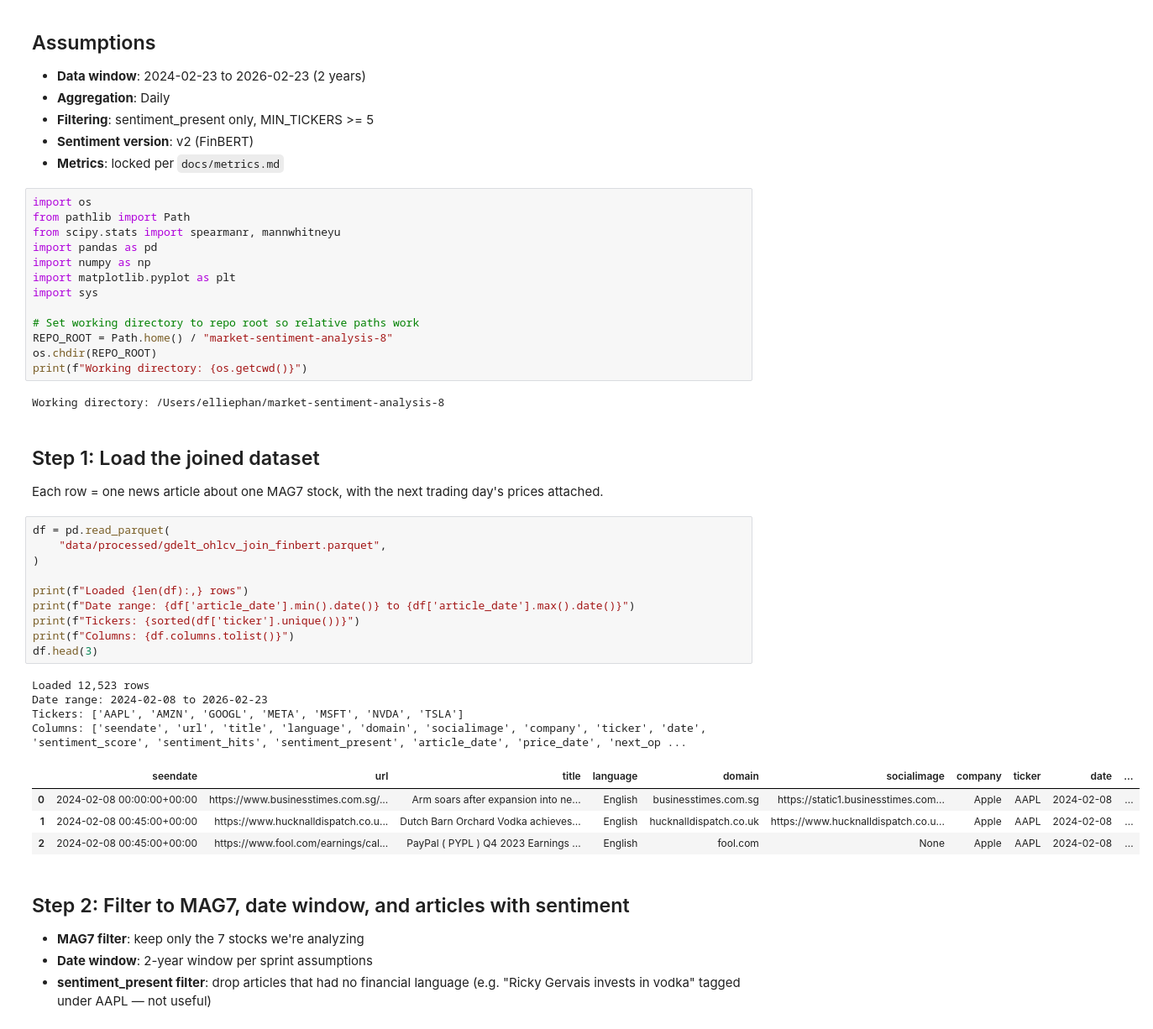
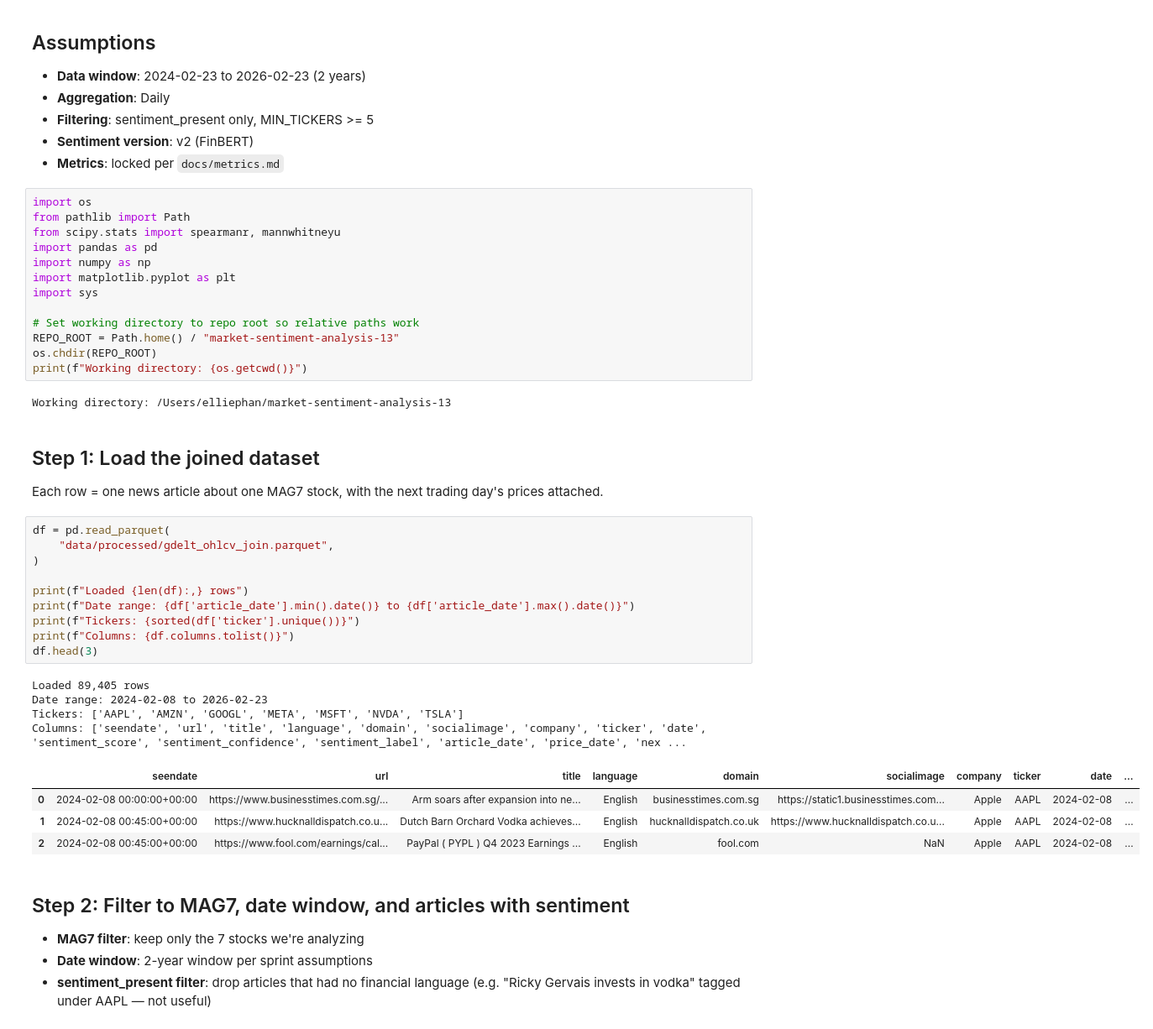
Before and after one commit to Trevor5008/market-sentiment-analysis, a Jupyter notebook: analysis/structural/correlation_mapping_finbert.ipynb, the cells around one changed output. Shown at 84% size. Drawn from its saved outputs; the diff is of its cells as text.

```diff
--- a/analysis/structural/correlation_mapping_finbert.ipynb
+++ b/analysis/structural/correlation_mapping_finbert.ipynb
@@ -24,34 +24,34 @@ import matplotlib.pyplot as plt
 import sys
 
 # Set working directory to repo root so relative paths work
-REPO_ROOT = Path.home() / "market-sentiment-analysis-8"
+REPO_ROOT = Path.home() / "market-sentiment-analysis-13"
 os.chdir(REPO_ROOT)
 print(f"Working directory: {os.getcwd()}")
 # %% [output]
-Working directory: /Users/elliephan/market-sentiment-analysis-8
+Working directory: /Users/elliephan/market-sentiment-analysis-13
 # %% [markdown]
 ## Step 1: Load the joined dataset
 
 Each row = one news article about one MAG7 stock, with the next trading day's prices attached.
 # %%
 df = pd.read_parquet(
-    "data/processed/gdelt_ohlcv_join_finbert.parquet",
+    "data/processed/gdelt_ohlcv_join.parquet",
 )
 
 print(f"Loaded {len(df):,} rows")
 print(f"Date range: {df['article_date'].min().date()} to {df['article_date'].max().date()}")
 print(f"Tickers: {sorted(df['ticker'].unique())}")
 print(f"Columns: {df.columns.tolist()}")
 df.head(3)
 # %% [output]
-Loaded 12,523 rows
+Loaded 89,405 rows
 Date range: 2024-02-08 to 2026-02-23
 Tickers: ['AAPL', 'AMZN', 'GOOGL', 'META', 'MSFT', 'NVDA', 'TSLA']
-Columns: ['seendate', 'url', 'title', 'language', 'domain', 'socialimage', 'company', 'ticker', 'date', 'sentiment_score', 'sentiment_hits', 'sentiment_present', 'article_date', 'price_date', 'next_op ...
+Columns: ['seendate', 'url', 'title', 'language', 'domain', 'socialimage', 'company', 'ticker', 'date', 'sentiment_score', 'sentiment_confidence', 'sentiment_label', 'article_date', 'price_date', 'nex ...
 |  | seendate | url | title | language | domain | socialimage | company | ticker | date | ... |
 | 0 | 2024-02-08 00:00:00+00:00 | https://www.businesstimes.com.sg/... | Arm soars after expansion into ne... | English | businesstimes.com.sg | https://static1.businesstimes.com... | Apple | AAPL | 2024-02-08 | ... |
 | 1 | 2024-02-08 00:45:00+00:00 | https://www.hucknalldispatch.co.u... | Dutch Barn Orchard Vodka achieves... | English | hucknalldispatch.co.uk | https://www.hucknalldispatch.co.u... | Apple | AAPL | 2024-02-08 | ... |
-| 2 | 2024-02-08 00:45:00+00:00 | https://www.fool.com/earnings/cal... | PayPal ( PYPL ) Q4 2023 Earnings ... | English | fool.com | None | Apple | AAPL | 2024-02-08 | ... |
+| 2 | 2024-02-08 00:45:00+00:00 | https://www.fool.com/earnings/cal... | PayPal ( PYPL ) Q4 2023 Earnings ... | English | fool.com | NaN | Apple | AAPL | 2024-02-08 | ... |
 # %% [markdown]
 ## Step 2: Filter to MAG7, date window, and articles with sentiment
 
```
Also changed, not shown: parts of 10 cells of this notebook.
